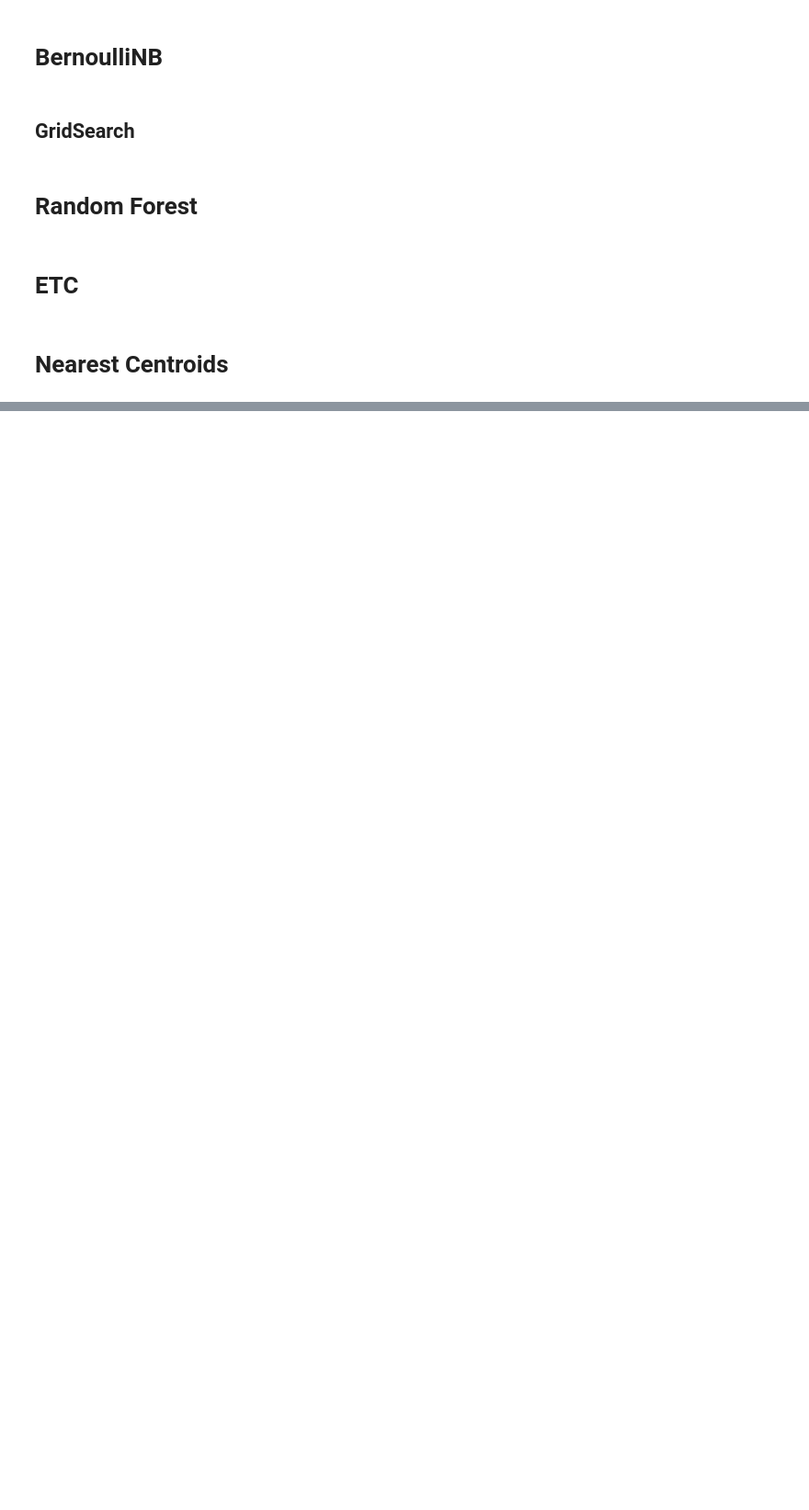
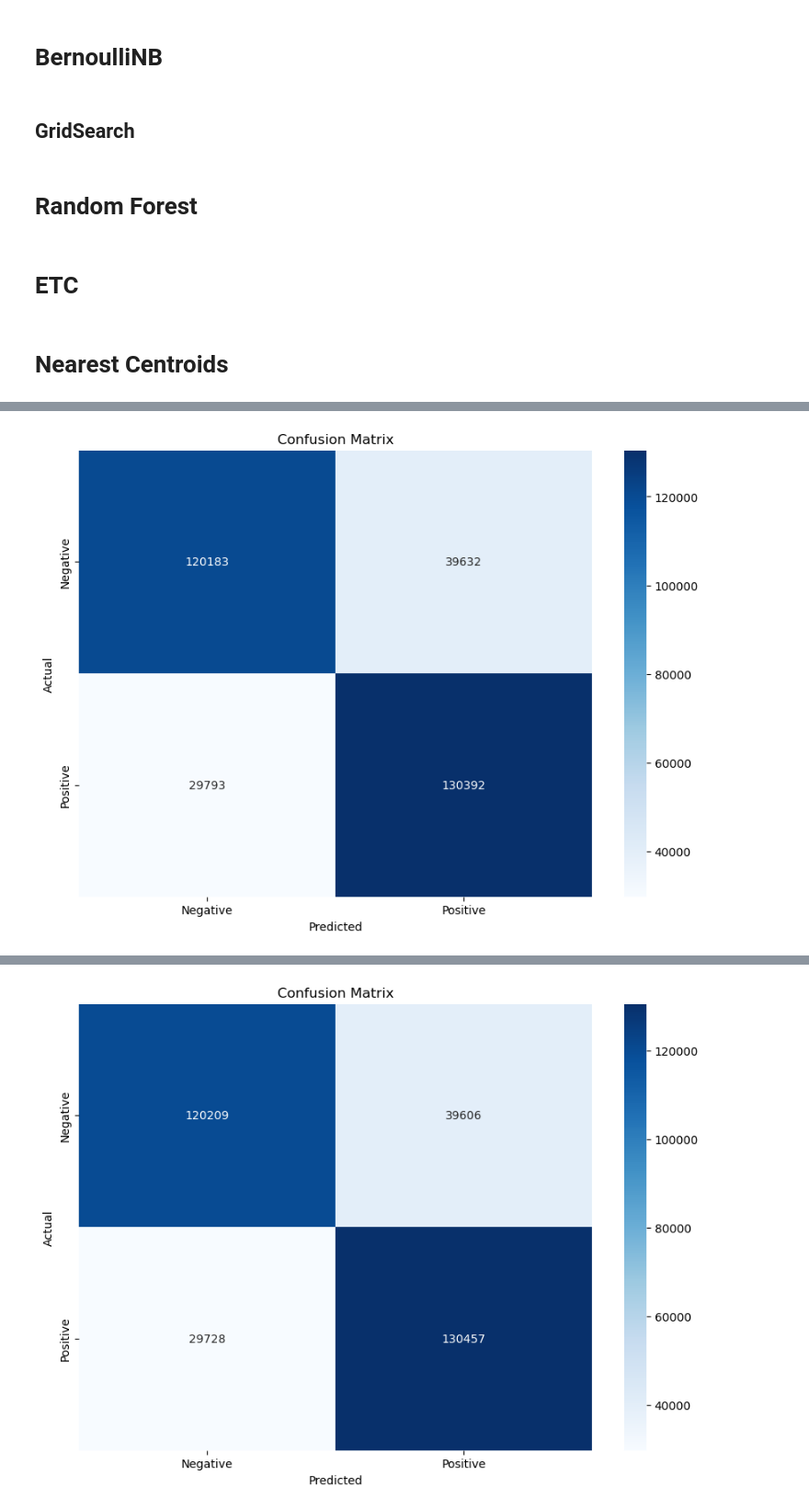
Before and after one commit to mohAhanin/I-m-not-Sentimental, a Jupyter notebook: Countvectorization (BernoulliNB + ETC + RF + NC).ipynb, the cells around one changed output, grey strips where cells are left out. Shown at 92% size. Drawn from its saved outputs; the diff is of its cells as text; code cells hidden in the pictures; blank space fills up the shorter version.

```diff
--- a/Countvectorization (BernoulliNB + ETC + RF + NC).ipynb
+++ b/Countvectorization (BernoulliNB + ETC + RF + NC).ipynb
@@ -222,0 +327,75 @@ NC_model.fit(X_train_counts, y_train)
+# %%
+from sklearn.svm import LinearSVC
+from sklearn.model_selection import GridSearchCV
+from sklearn.metrics import classification_report, accuracy_score, confusion_matrix, f1_score, roc_auc_score, balanced_accuracy_score
+import matplotlib.pyplot as plt
+import seaborn as sns
+
+# Keep X_train_counts and X_test_counts as sparse matrices
+
+# Initialize and train the LinearSVC model
+SVC_model = LinearSVC(random_state=0, max_iter=1000)
+SVC_model.fit(X_train_counts, y_train)
+
+# Modify the evaluation function to use sparse matrices
+def model_Evaluate(model):
+    y_pred = model.predict(X_test_counts)
+    print("Classification Report:\n", classification_report(y_test, y_pred))
+    print("Accuracy:", accuracy_score(y_test, y_pred))
+
+    # Compute the confusion matrix
+    cm = confusion_matrix(y_test, y_pred)
+
+    # Plot the confusion matrix
+    plt.figure(figsize=(10, 7))
+    sns.heatmap(cm, annot=True, fmt='d', cmap='Blues', xticklabels=['Negative', 'Positive'], yticklabels=['Negative', 'Positive'])
+    plt.xlabel('Predicted')
+    plt.ylabel('Actual')
+    plt.title('Confusion Matrix')
+    plt.show()
+
+# Evaluate the initial model
+model_Evaluate(SVC_model)
+
+# Define the parameter grid for GridSearchCV
+param_grid = {
+    'C': [0.1, 1, 10],
+    'loss': ['hinge', 'squared_hinge'],
+    'class_weight': [None, 'balanced']
+}
+
+# Setup Grid Search with cross-validation
+grid_search = GridSearchCV(estimator=LinearSVC(random_state=0, max_iter=1000),
+                           param_grid=param_grid,
+                           cv=3,  # Reduced from 5 to 3 to speed up the process
+                           scoring='accuracy',
+                           n_jobs=-1,
+                           verbose=2)
+
+# Fit the grid search
+grid_search.fit(X_train_counts, y_train)
+
+# Get the best model parameters and accuracy
+best_params = grid_search.best_params_
+best_accuracy = grid_search.best_score_
+
+print(f"Best Parameters: {best_params}")
+print(f"Best Accuracy: {best_accuracy:.2f}")
+
+# Evaluate the best model on the test set
+best_model = grid_search.best_estimator_
+y_pred = best_model.predict(X_test_counts)
+
+test_accuracy = accuracy_score(y_test, y_pred)
+f1 = f1_score(y_test, y_pred, average='weighted')
+roc_auc = roc_auc_score(y_test, y_pred)
+balanced_acc = balanced_accuracy_score(y_test, y_pred)
+
+print(f"Test Accuracy: {test_accuracy:.2f}")
+print(f"F1 Score: {f1:.2f}")
+print(f"ROC AUC: {roc_auc:.2f}")
+print(f"Balanced Accuracy: {balanced_acc:.2f}")
+
+# Final evaluation of the best model
+model_Evaluate(best_model)
+# %% [output]
@@ -222,0 +413 @@ NC_model.fit(X_train_counts, y_train)
+[figure, added]
@@ -222,0 +432 @@ NC_model.fit(X_train_counts, y_train)
+[figure, added]
```
Also changed, not shown: parts of 7 cells of this notebook, 1 other file.
